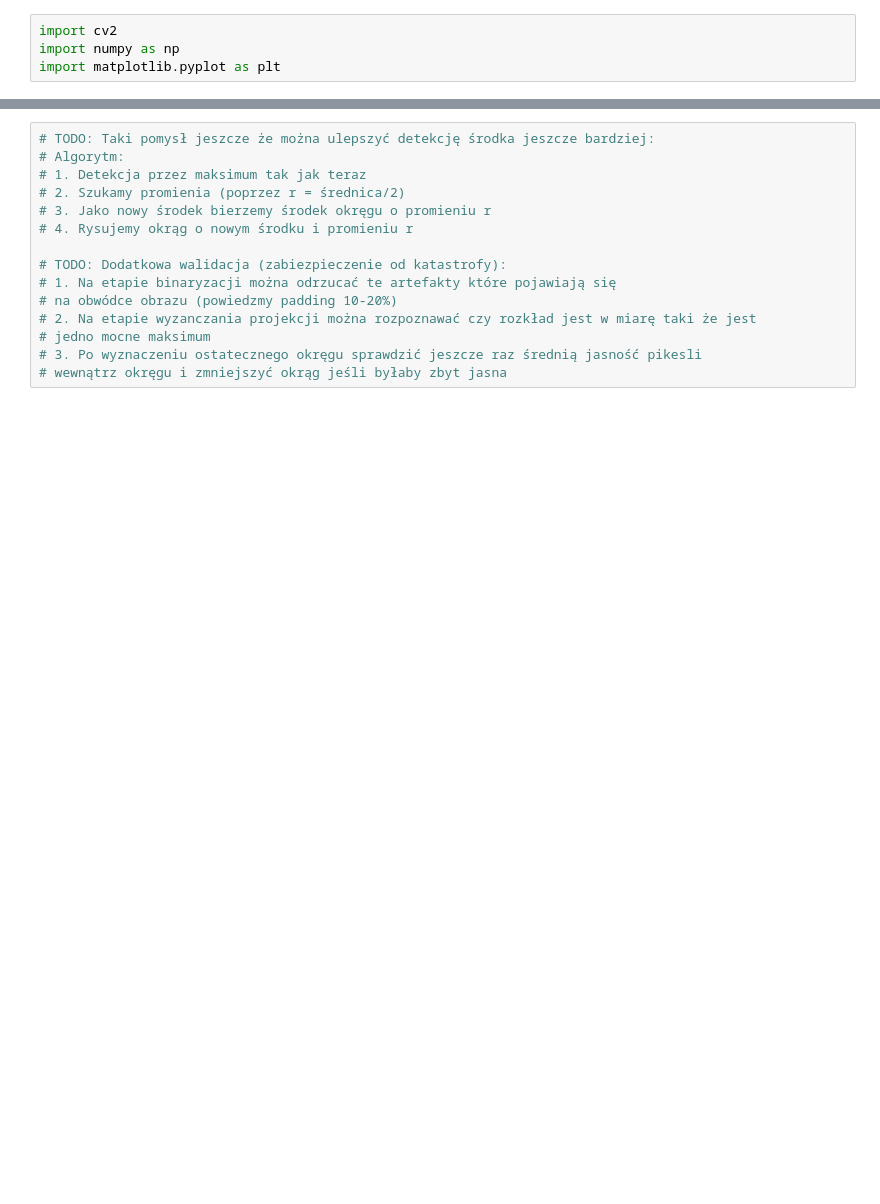
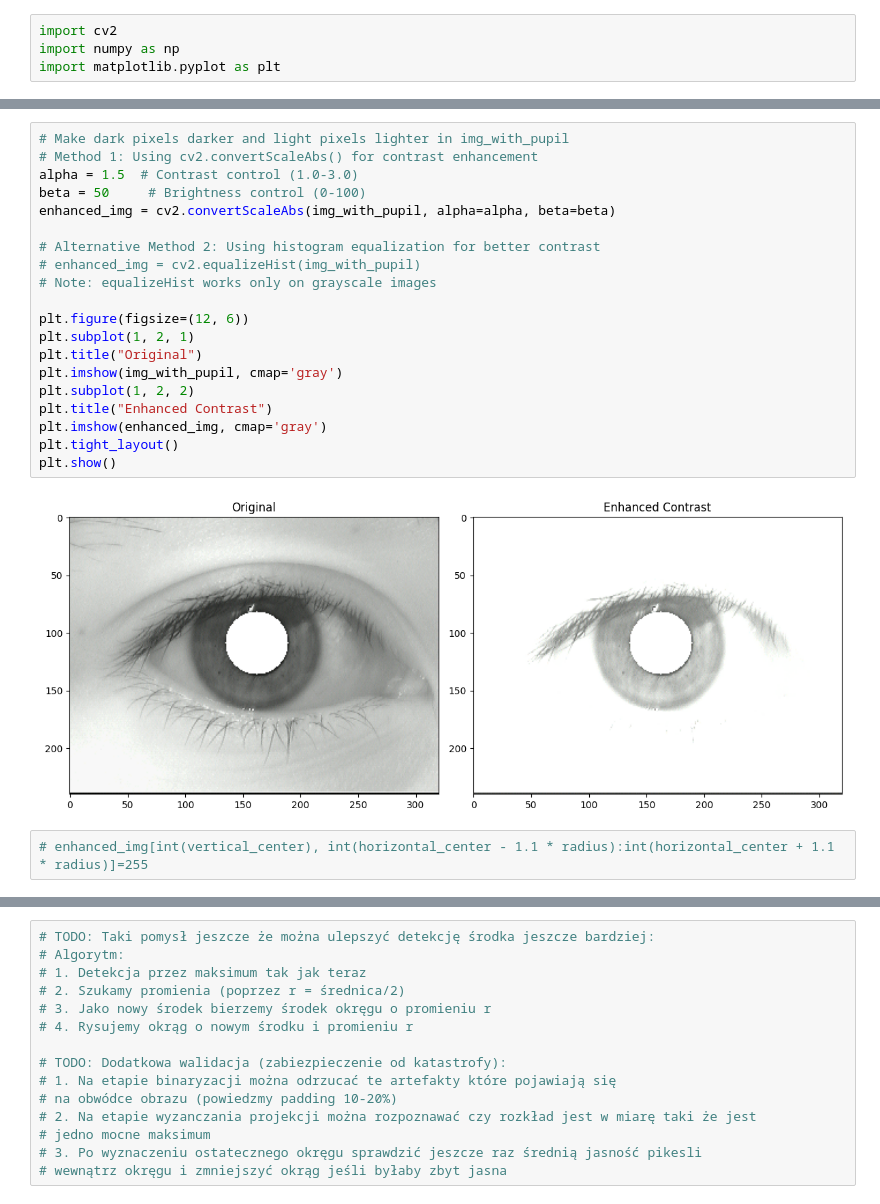
Before and after one commit to Iwaniukooo11/Biometric-Iris-Recognition, a Jupyter notebook: initial_test.ipynb, the cells around one changed output, grey strips where cells are left out. Drawn from its saved outputs; the diff is of its cells as text; blank space fills up the shorter version.

```diff
--- a/initial_test.ipynb
+++ b/initial_test.ipynb
@@ -163,0 +177,24 @@ Pupil radius: 25
+# %%
+# Make dark pixels darker and light pixels lighter in img_with_pupil
+# Method 1: Using cv2.convertScaleAbs() for contrast enhancement
+alpha = 1.5  # Contrast control (1.0-3.0)
+beta = 50     # Brightness control (0-100)
+enhanced_img = cv2.convertScaleAbs(img_with_pupil, alpha=alpha, beta=beta)
+
+# Alternative Method 2: Using histogram equalization for better contrast
+# enhanced_img = cv2.equalizeHist(img_with_pupil)
+# Note: equalizeHist works only on grayscale images
+
+plt.figure(figsize=(12, 6))
+plt.subplot(1, 2, 1)
+plt.title("Original")
+plt.imshow(img_with_pupil, cmap='gray')
+plt.subplot(1, 2, 2)
+plt.title("Enhanced Contrast")
+plt.imshow(enhanced_img, cmap='gray')
+plt.tight_layout()
+plt.show()
+# %% [output]
+[figure, added]
+# %%
+# enhanced_img[int(vertical_center), int(horizontal_center - 1.1 * radius):int(horizontal_center + 1.1 * radius)]=255
```
Also changed, not shown: parts of 14 cells of this notebook, 4 other files.
